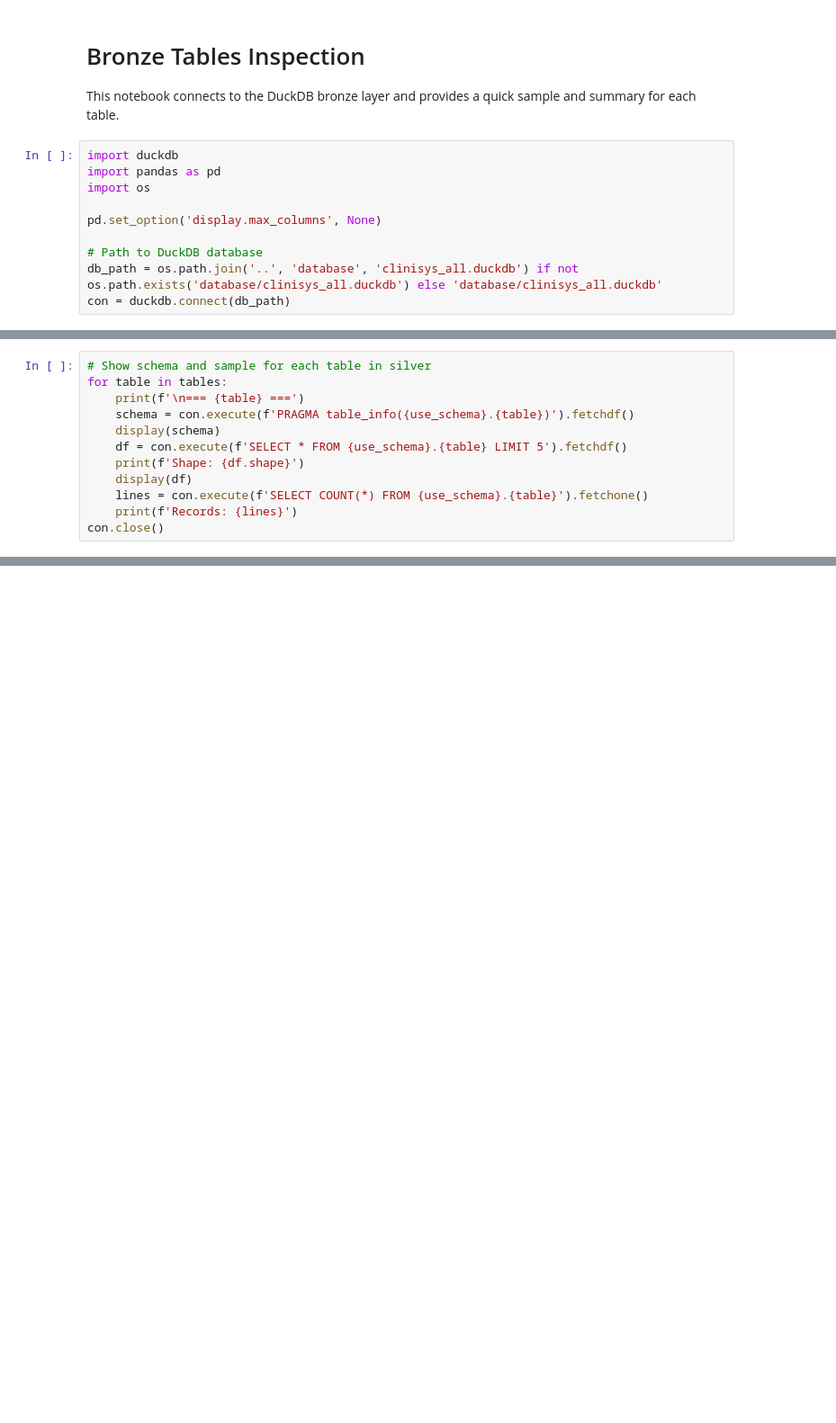
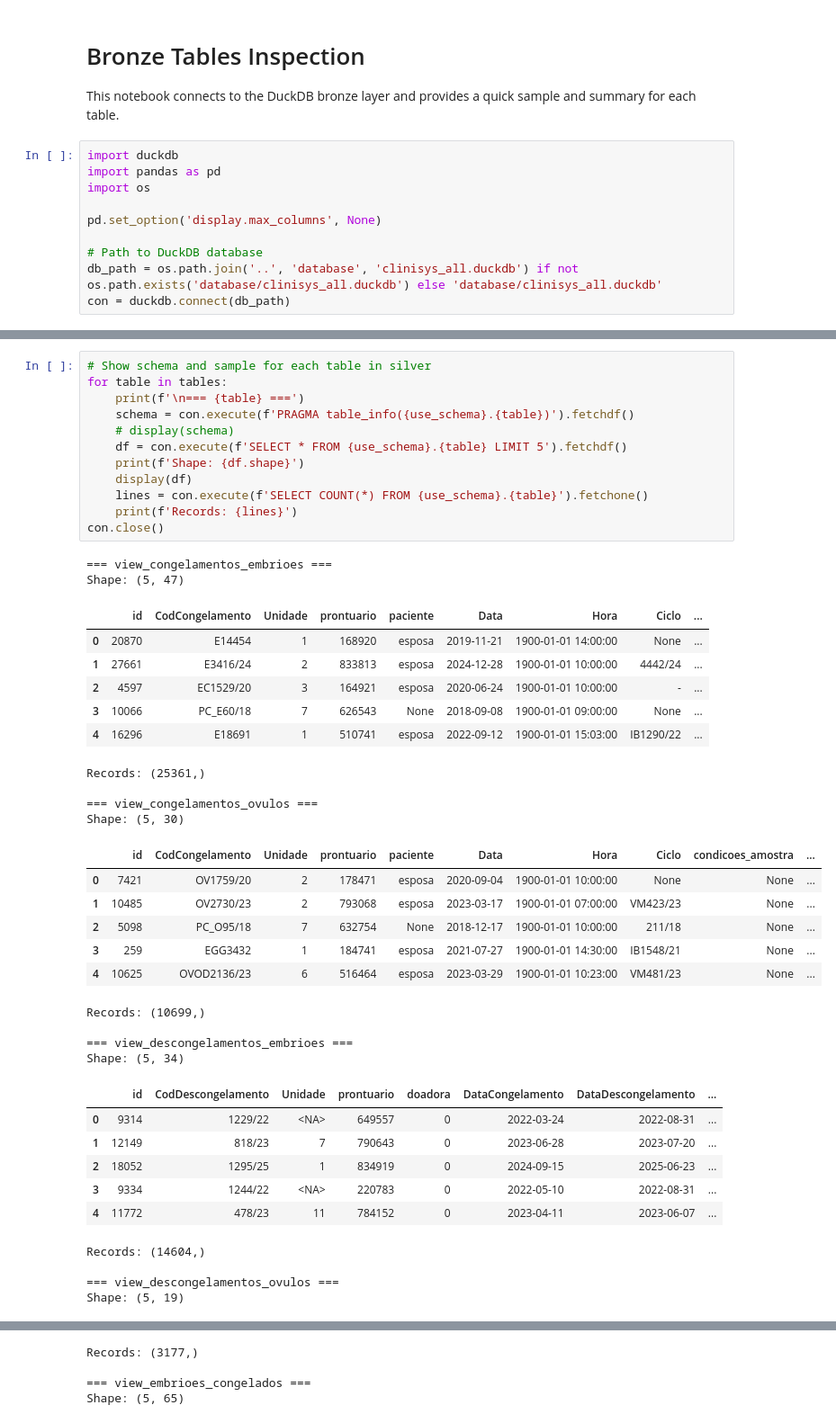
Before and after one commit to bobbypestana/embryoscope-extraction, a Jupyter notebook: clinisys/inspect_bronze_and_silver_tables.ipynb, the cells around one changed output, grey strips where cells are left out. Shown at 90% size. Saved outputs shown, nothing was run; the diff lists cells and outputs as text; blank space fills up the shorter version.

```diff
--- a/clinisys/inspect_bronze_and_silver_tables.ipynb
+++ b/clinisys/inspect_bronze_and_silver_tables.ipynb
@@ -36,12 +37,45 @@ Found 0 tables: []
 # %%
 # Show schema and sample for each table in silver
 for table in tables:
     print(f'\n=== {table} ===')
     schema = con.execute(f'PRAGMA table_info({use_schema}.{table})').fetchdf()
-    display(schema)
+    # display(schema)
     df = con.execute(f'SELECT * FROM {use_schema}.{table} LIMIT 5').fetchdf()
     print(f'Shape: {df.shape}')
     display(df)
     lines = con.execute(f'SELECT COUNT(*) FROM {use_schema}.{table}').fetchone()
     print(f'Records: {lines}')
 con.close()
+# %% [output]
+=== view_congelamentos_embrioes ===
+Shape: (5, 47)
+|  | id | CodCongelamento | Unidade | prontuario | paciente | Data | Hora | Ciclo | ... |
+| 0 | 20870 | E14454 | 1 | 168920 | esposa | 2019-11-21 | 1900-01-01 14:00:00 | None | ... |
+| 1 | 27661 | E3416/24 | 2 | 833813 | esposa | 2024-12-28 | 1900-01-01 10:00:00 | 4442/24 | ... |
+| 2 | 4597 | EC1529/20 | 3 | 164921 | esposa | 2020-06-24 | 1900-01-01 10:00:00 | - | ... |
+| 3 | 10066 | PC_E60/18 | 7 | 626543 | None | 2018-09-08 | 1900-01-01 09:00:00 | None | ... |
+| 4 | 16296 | E18691 | 1 | 510741 | esposa | 2022-09-12 | 1900-01-01 15:03:00 | IB1290/22 | ... |
+Records: (25361,)
+
+=== view_congelamentos_ovulos ===
+Shape: (5, 30)
+|  | id | CodCongelamento | Unidade | prontuario | paciente | Data | Hora | Ciclo | condicoes_amostra | ... |
+| 0 | 7421 | OV1759/20 | 2 | 178471 | esposa | 2020-09-04 | 1900-01-01 10:00:00 | None | None | ... |
+| 1 | 10485 | OV2730/23 | 2 | 793068 | esposa | 2023-03-17 | 1900-01-01 07:00:00 | VM423/23 | None | ... |
+| 2 | 5098 | PC_O95/18 | 7 | 632754 | None | 2018-12-17 | 1900-01-01 10:00:00 | 211/18 | None | ... |
+| 3 | 259 | EGG3432 | 1 | 184741 | esposa | 2021-07-27 | 1900-01-01 14:30:00 | IB1548/21 | None | ... |
+| 4 | 10625 | OVOD2136/23 | 6 | 516464 | esposa | 2023-03-29 | 1900-01-01 10:23:00 | VM481/23 | None | ... |
+Records: (10699,)
+
+=== view_descongelamentos_embrioes ===
+Shape: (5, 34)
+|  | id | CodDescongelamento | Unidade | prontuario | doadora | DataCongelamento | DataDescongelamento | ... |
+| 0 | 9314 | 1229/22 | <NA> | 649557 | 0 | 2022-03-24 | 2022-08-31 | ... |
+| 1 | 12149 | 818/23 | 7 | 790643 | 0 | 2023-06-28 | 2023-07-20 | ... |
+| 2 | 18052 | 1295/25 | 1 | 834919 | 0 | 2024-09-15 | 2025-06-23 | ... |
+| 3 | 9334 | 1244/22 | <NA> | 220783 | 0 | 2022-05-10 | 2022-08-31 | ... |
+| 4 | 11772 | 478/23 | 11 | 784152 | 0 | 2023-04-11 | 2023-06-07 | ... |
+Records: (14604,)
+
+=== view_descongelamentos_ovulos ===
+Shape: (5, 19)
@@ -47,0 +88,4 @@ con.close()
+Records: (3177,)
+
+=== view_embrioes_congelados ===
+Shape: (5, 65)
```
Also changed, not shown: parts of 4 cells of this notebook, 3 other files.
